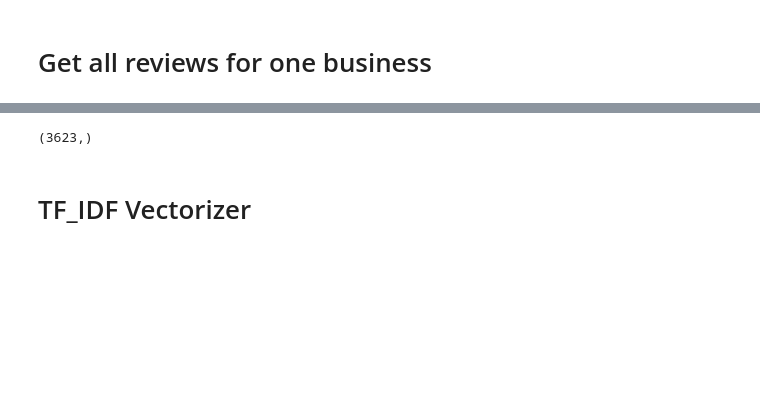
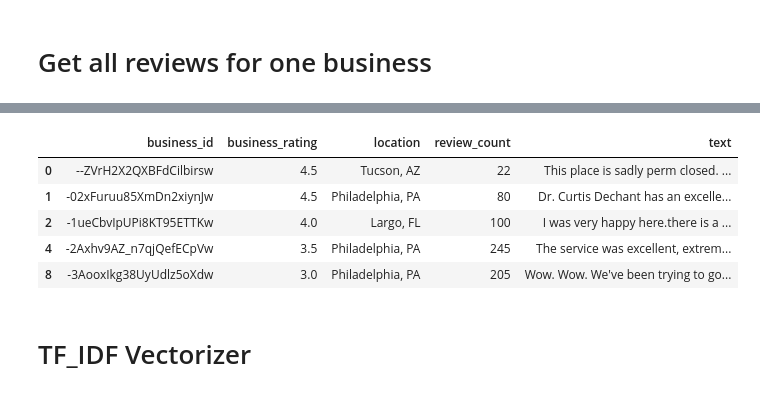
Before and after one commit to chkathi/intelligent-systems, a Jupyter notebook: P1/Regression.ipynb, the cells around one changed output, grey strips where cells are left out. Saved outputs shown, nothing was run; the diff lists cells and outputs as text; code cells hidden in the pictures; blank space fills up the shorter version.

```diff
--- a/P1/Regression.ipynb
+++ b/P1/Regression.ipynb
@@ -147,8 +158,13 @@ df_agg.head()
 # %%
 # df_reviews_agg[df_reviews_agg.isnull().any(axis=1)].shape
-df_agg['all_reviews'].shape
+df_business_reviews.head()
 # %% [output]
-(3623,)
+|  | business_id | business_rating | location | review_count | text |
+| 0 | --ZVrH2X2QXBFdCilbirsw | 4.5 | Tucson, AZ | 22 | This place is sadly perm closed. ... |
+| 1 | -02xFuruu85XmDn2xiynJw | 4.5 | Philadelphia, PA | 80 | Dr. Curtis Dechant has an excelle... |
+| 2 | -1ueCbvIpUPi8KT95ETTKw | 4.0 | Largo, FL | 100 | I was very happy here.there is a ... |
+| 4 | -2Axhv9AZ_n7qjQefECpVw | 3.5 | Philadelphia, PA | 245 | The service was excellent, extrem... |
+| 8 | -3AooxIkg38UyUdlz5oXdw | 3.0 | Philadelphia, PA | 205 | Wow. Wow. We've been trying to go... |
 # %% [markdown]
 # TF_IDF Vectorizer
 # %%
```
Also changed, not shown: parts of 8 cells of this notebook, 1 other file.
